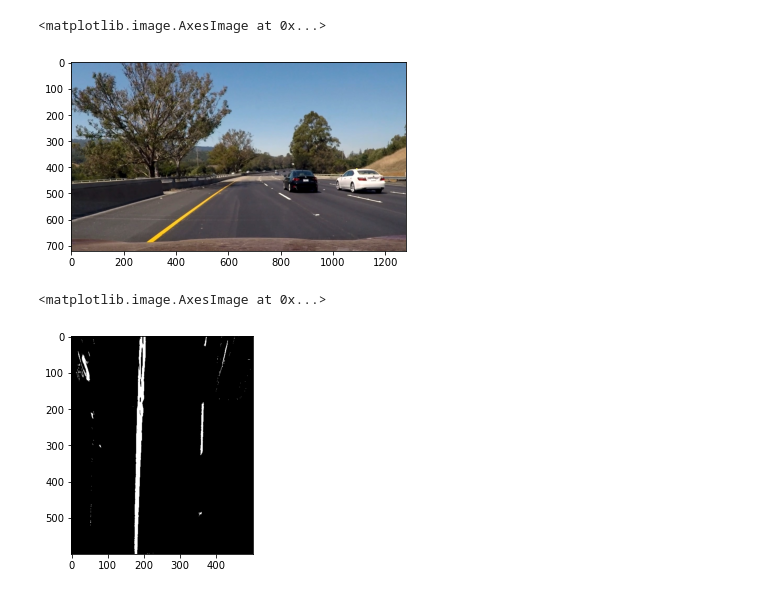
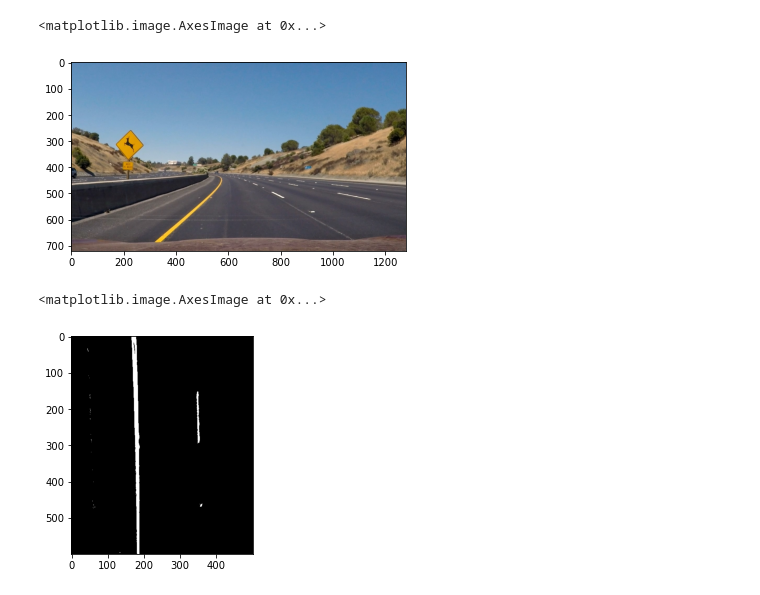
Before and after one commit to Ahmedkhalifa1999/Simple-Perception-Stack-for-Self-Driving-Car, a Jupyter notebook: lane_detection.ipynb, the cells around one changed output. Cells and saved outputs as stored; diff of their text form; code cells hidden in the pictures.

```diff
--- a/lane_detection.ipynb
+++ b/lane_detection.ipynb
@@ -8,13 +9,14 @@ from modules.region_of_interest import *
 # %%
-image = cv.imread("Data\Images\Test 6.jpg")
+image = cv.imread("Data\Images\Test 2.jpg")
 plt.imshow(cv.cvtColor(image, cv.COLOR_BGR2RGB))
 # %% [output]
 <matplotlib.image.AxesImage at 0x...>
-[figure, old version]
+[figure, new version]
 # %%
 equalized_image = cv.cvtColor(preprocess(image), cv.COLOR_BGR2HSV)
 equalized_image, _ = perspective_transform(equalized_image)
-plt.imshow(detect_lanes(equalized_image), cmap = "gray")
+binary_warped = detect_lanes(equalized_image)
+plt.imshow(binary_warped, cmap = "gray")
 # %% [output]
 <matplotlib.image.AxesImage at 0x...>
-[figure, old version]
+[figure, new version]
```
Also changed, not shown: parts of 2 cells of this notebook, 8 other files.
